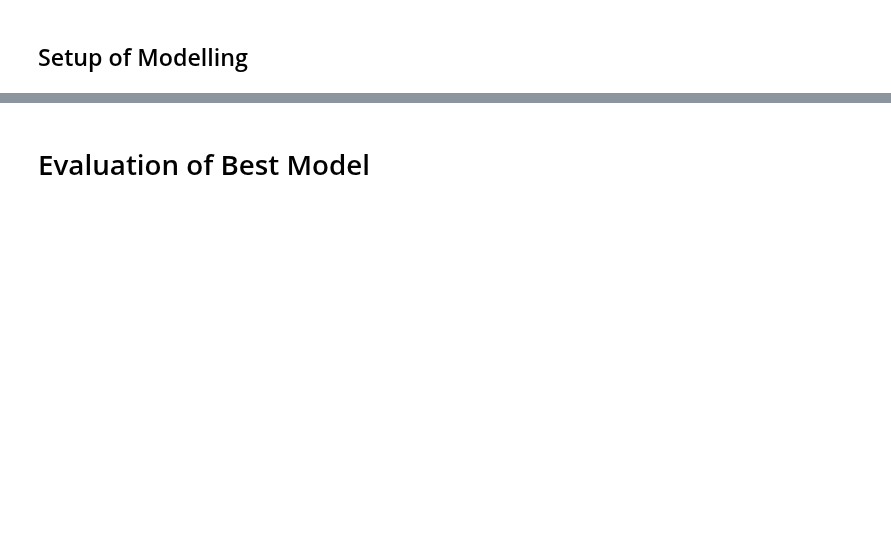
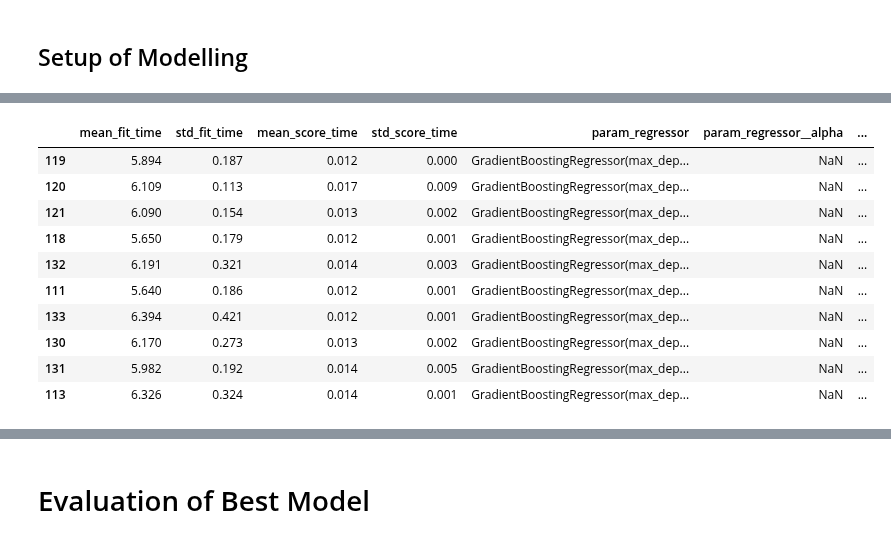
Before and after one commit to Paul1911/Delay-Prediction, a Jupyter notebook: notebooks/5modelling.ipynb, the cells around one changed output, grey strips where cells are left out. Drawn from its saved outputs; the diff is of its cells as text; code cells hidden in the pictures; blank space fills up the shorter version.

```diff
--- a/notebooks/5modelling.ipynb
+++ b/notebooks/5modelling.ipynb
@@ -200,3 +196,20 @@ ValueError: Invalid parameter C for estimator Pipeline(steps=[('regressor', SVR(
+# %%
+pd.set_option('display.float_format', lambda x: '%.3f' % x)
+results = pd.DataFrame(gs_block.cv_results_).sort_values(by='rank_test_score')
+
+results.head(10)
+# %% [output]
+|  | mean_fit_time | std_fit_time | mean_score_time | std_score_time | param_regressor | param_regressor__alpha | ... |
+| 119 | 5.894 | 0.187 | 0.012 | 0.000 | GradientBoostingRegressor(max_dep... | NaN | ... |
+| 120 | 6.109 | 0.113 | 0.017 | 0.009 | GradientBoostingRegressor(max_dep... | NaN | ... |
+| 121 | 6.090 | 0.154 | 0.013 | 0.002 | GradientBoostingRegressor(max_dep... | NaN | ... |
+| 118 | 5.650 | 0.179 | 0.012 | 0.001 | GradientBoostingRegressor(max_dep... | NaN | ... |
+| 132 | 6.191 | 0.321 | 0.014 | 0.003 | GradientBoostingRegressor(max_dep... | NaN | ... |
+| 111 | 5.640 | 0.186 | 0.012 | 0.001 | GradientBoostingRegressor(max_dep... | NaN | ... |
+| 133 | 6.394 | 0.421 | 0.012 | 0.001 | GradientBoostingRegressor(max_dep... | NaN | ... |
+| 130 | 6.170 | 0.273 | 0.013 | 0.002 | GradientBoostingRegressor(max_dep... | NaN | ... |
+| 131 | 5.982 | 0.192 | 0.014 | 0.005 | GradientBoostingRegressor(max_dep... | NaN | ... |
+| 113 | 6.326 | 0.324 | 0.014 | 0.001 | GradientBoostingRegressor(max_dep... | NaN | ... |
 # %%
 # Evaluation per flight event number
 
```
Also changed, not shown: parts of 16 cells of this notebook, 2 other files.
